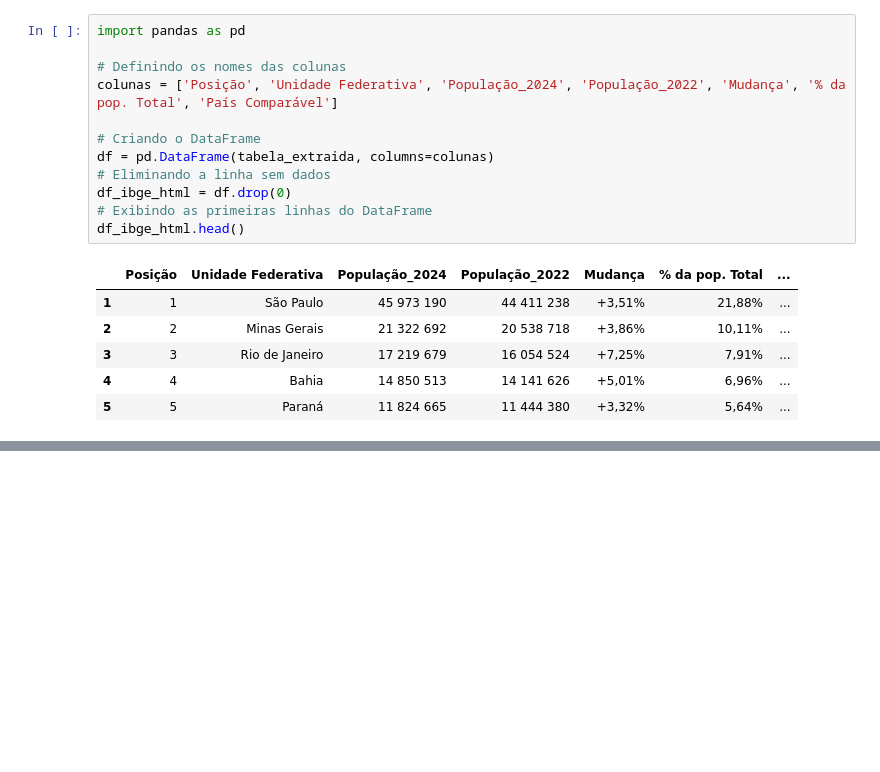
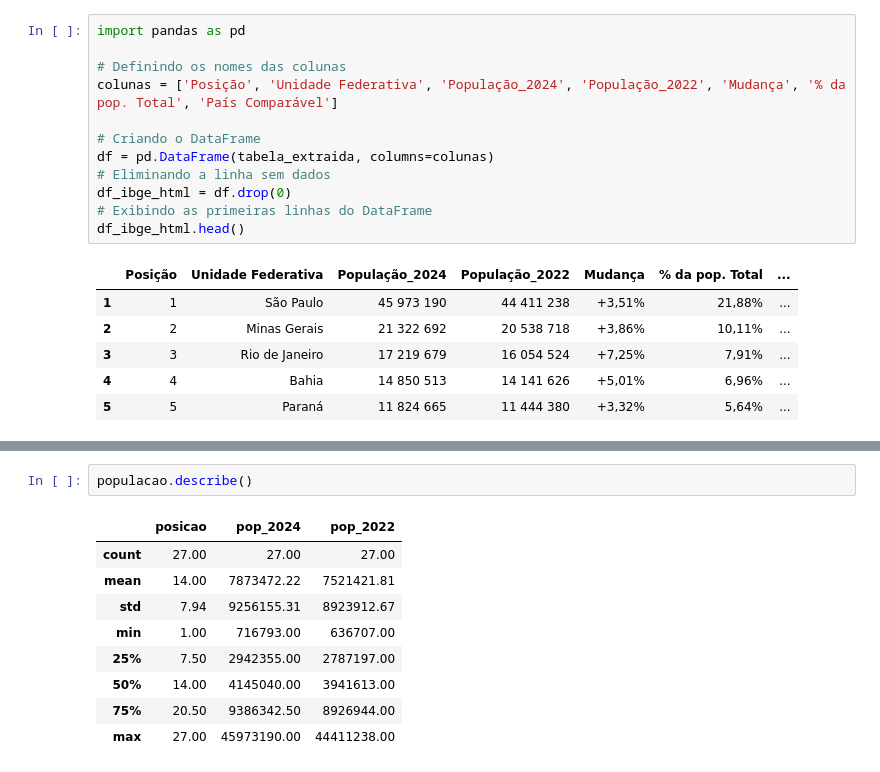
Before and after one commit to SandraRojasZ/Data-Analytics, a Jupyter notebook: pos-datascience-analise-e-exploracao-de-dados-aula1/Produção_Hospitalar-A2.1.ipynb, the cells around one changed output, grey strips where cells are left out. Cells and saved outputs as stored; diff of their text form; blank space fills up the shorter version.

```diff
--- a/pos-datascience-analise-e-exploracao-de-dados-aula1/Produção_Hospitalar-A2.1.ipynb
+++ b/pos-datascience-analise-e-exploracao-de-dados-aula1/Produção_Hospitalar-A2.1.ipynb
@@ -906,0 +938,12 @@ df_ibge_html.head()
+# %%
+populacao.describe()
+# %% [output]
+|  | posicao | pop_2024 | pop_2022 |
+| count | 27.00 | 27.00 | 27.00 |
+| mean | 14.00 | 7873472.22 | 7521421.81 |
+| std | 7.94 | 9256155.31 | 8923912.67 |
+| min | 1.00 | 716793.00 | 636707.00 |
+| 25% | 7.50 | 2942355.00 | 2787197.00 |
+| 50% | 14.00 | 4145040.00 | 3941613.00 |
+| 75% | 20.50 | 9386342.50 | 8926944.00 |
+| max | 27.00 | 45973190.00 | 44411238.00 |
```
Also changed, not shown: parts of 17 cells of this notebook.
